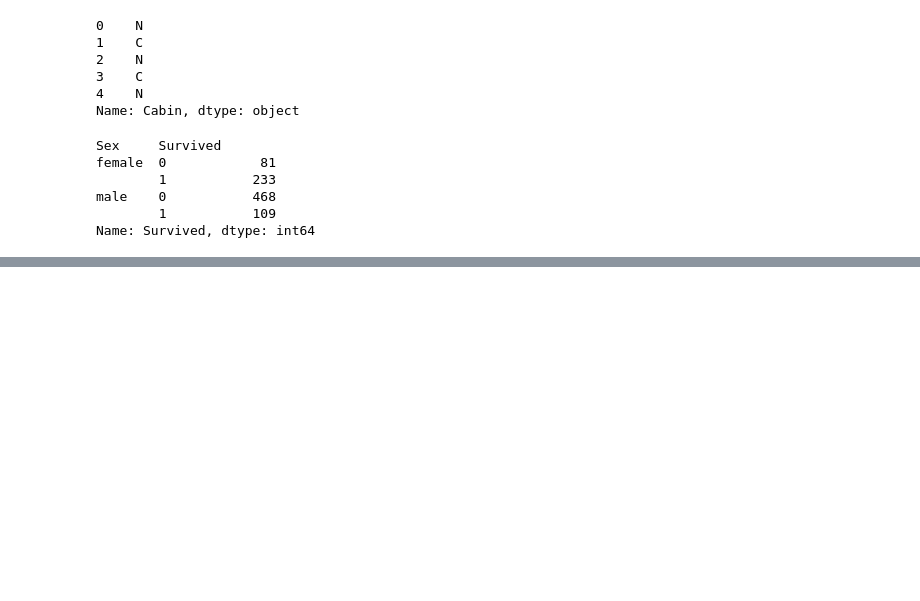
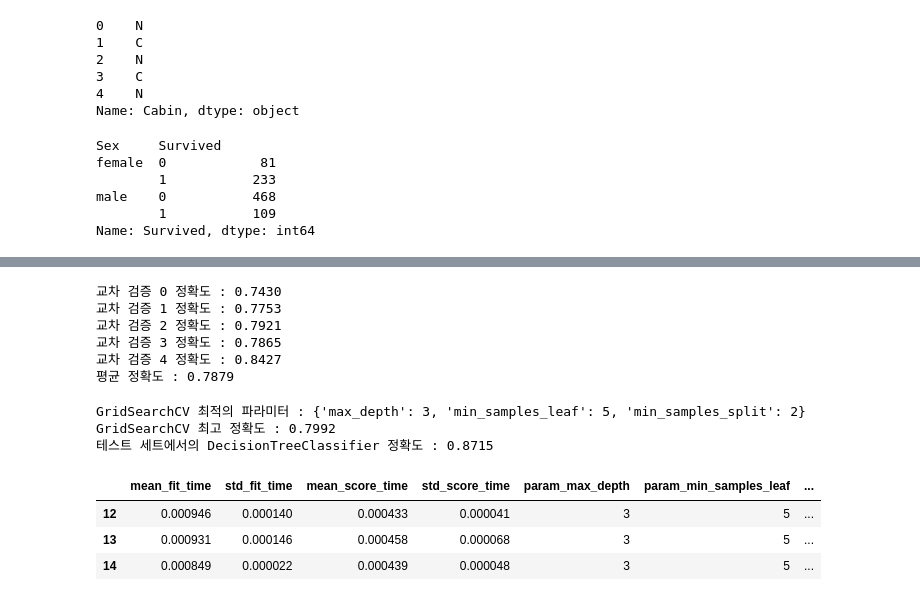
Before and after one commit to SeongminLee812/Python_ML_perfect_guide, a Jupyter notebook: titanic_survivor_predict.ipynb, the cells around one changed output, grey strips where cells are left out. Saved outputs shown, nothing was run; the diff lists cells and outputs as text; code cells hidden in the pictures; blank space fills up the shorter version.

```diff
--- a/titanic_survivor_predict.ipynb
+++ b/titanic_survivor_predict.ipynb
@@ -118,0 +177,11 @@ group_names = ['Unknown', 'Baby', 'Child', 'Teenager', 'Student', 'Young Adult',
+# %%
+# 원본 데이터를 재로딩하고, 피처 데이터 세트와 레이블 데이터 세트 추출
+titanic_df = pd.read_csv('./titanic_train.csv')
+y_titanic_df = titanic_df['Survived']
+X_titanic_df = titanic_df.drop('Survived', axis=1)
+
+X_titanic_df = transform_features(X_titanic_df)
+# %%
+# 테스트 세트 split
+from sklearn.model_selection import train_test_split
+X_train, X_test, y_train, y_test=train_test_split(X_titanic_df, y_titanic_df, test_size=0.2, random_state=11)
@@ -118,0 +257,48 @@ group_names = ['Unknown', 'Baby', 'Child', 'Teenager', 'Student', 'Young Adult',
+# %%
+# cross_val_score() API를 이용해 수행
+from sklearn.model_selection import cross_val_score
+
+scores = cross_val_score(dt_clf, X_titanic_df, y_titanic_df, cv=5)
+
+for iter_count, accuracy in enumerate(scores):
+    print('교차 검증 {0} 정확도 : {1:.4f}'.format(iter_count, accuracy))
+
+print('평균 정확도 : {0:.4f}'.format(np.mean(scores)))
+# %% [output]
+교차 검증 0 정확도 : 0.7430
+교차 검증 1 정확도 : 0.7753
+교차 검증 2 정확도 : 0.7921
+교차 검증 3 정확도 : 0.7865
+교차 검증 4 정확도 : 0.8427
+평균 정확도 : 0.7879
+# %%
+# GridSearchCV
+from sklearn.model_selection import GridSearchCV
+
+parameters = {'max_depth':[2, 3, 5, 10],
+              'min_samples_split':[2, 3, 5],
+              'min_samples_leaf':[1, 5, 8]}
+
+grid_dclf = GridSearchCV(dt_clf, param_grid=parameters, scoring='accuracy', cv=5)
+grid_dclf.fit(X_train, y_train)
+
+print('GridSearchCV 최적의 파라미터 :', grid_dclf.best_params_)
+print('GridSearchCV 최고 정확도 : {0:.4f}'.format(grid_dclf.best_score_))
+best_dclf = grid_dclf.best_estimator_
+
+# GridSearchCV의 최적 하이퍼 파라미터로 학습된 Estimator로 예측 및 평가 수행
+dpredictions = best_dclf.predict(X_test)
+accuracy = accuracy_score(y_test, dpredictions)
+print('테스트 세트에서의 DecisionTreeClassifier 정확도 : {0:.4f}'.format(accuracy))
+# %% [output]
+GridSearchCV 최적의 파라미터 : {'max_depth': 3, 'min_samples_leaf': 5, 'min_samples_split': 2}
+GridSearchCV 최고 정확도 : 0.7992
+테스트 세트에서의 DecisionTreeClassifier 정확도 : 0.8715
+# %%
+df = pd.DataFrame(grid_dclf.cv_results_)
+df[df['rank_test_score'] == 1]
+# %% [output]
+|  | mean_fit_time | std_fit_time | mean_score_time | std_score_time | param_max_depth | param_min_samples_leaf | ... |
+| 12 | 0.000946 | 0.000140 | 0.000433 | 0.000041 | 3 | 5 | ... |
+| 13 | 0.000931 | 0.000146 | 0.000458 | 0.000068 | 3 | 5 | ... |
+| 14 | 0.000849 | 0.000022 | 0.000439 | 0.000048 | 3 | 5 | ... |
```
Also changed, not shown: parts of 9 cells of this notebook, 1 other file.
